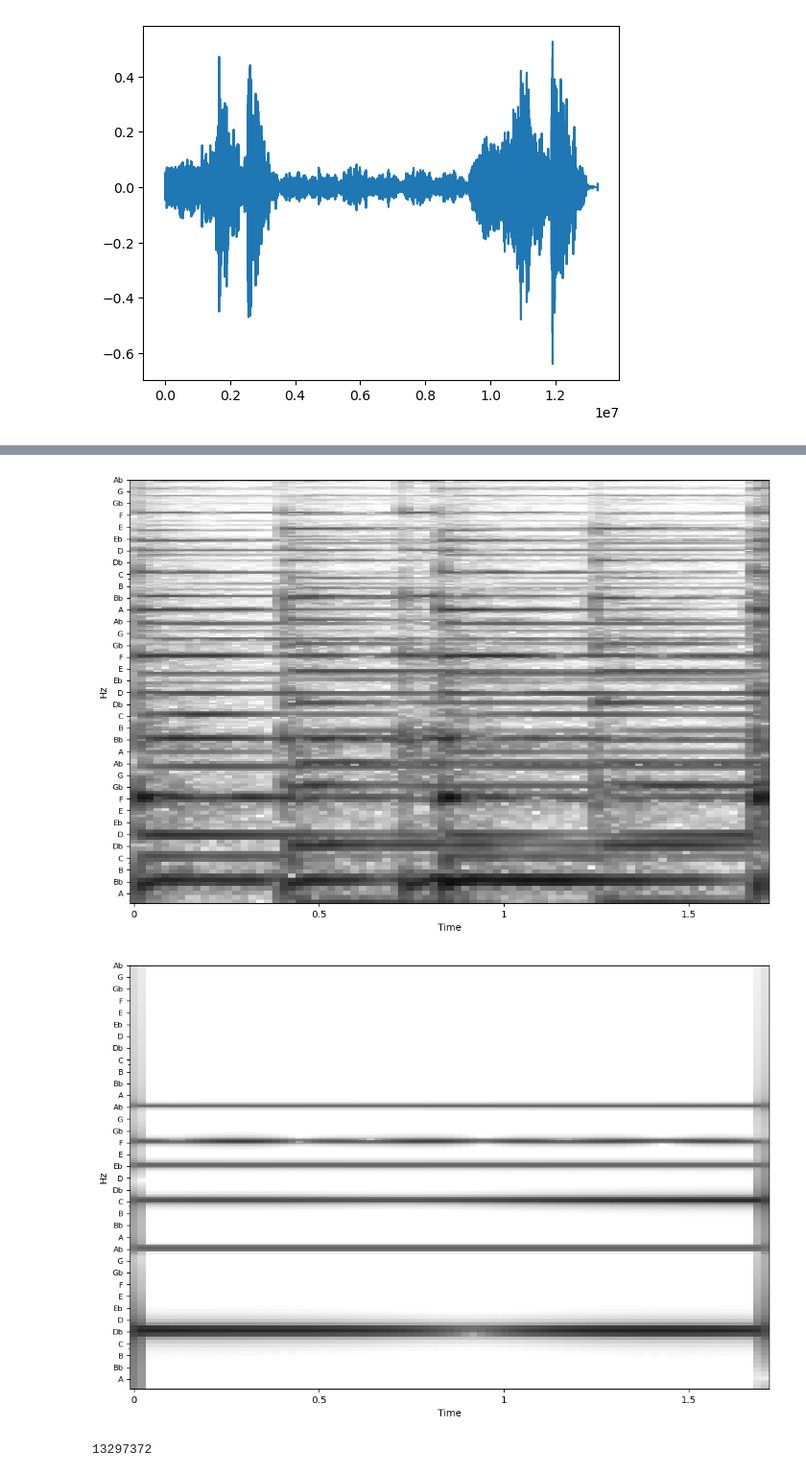
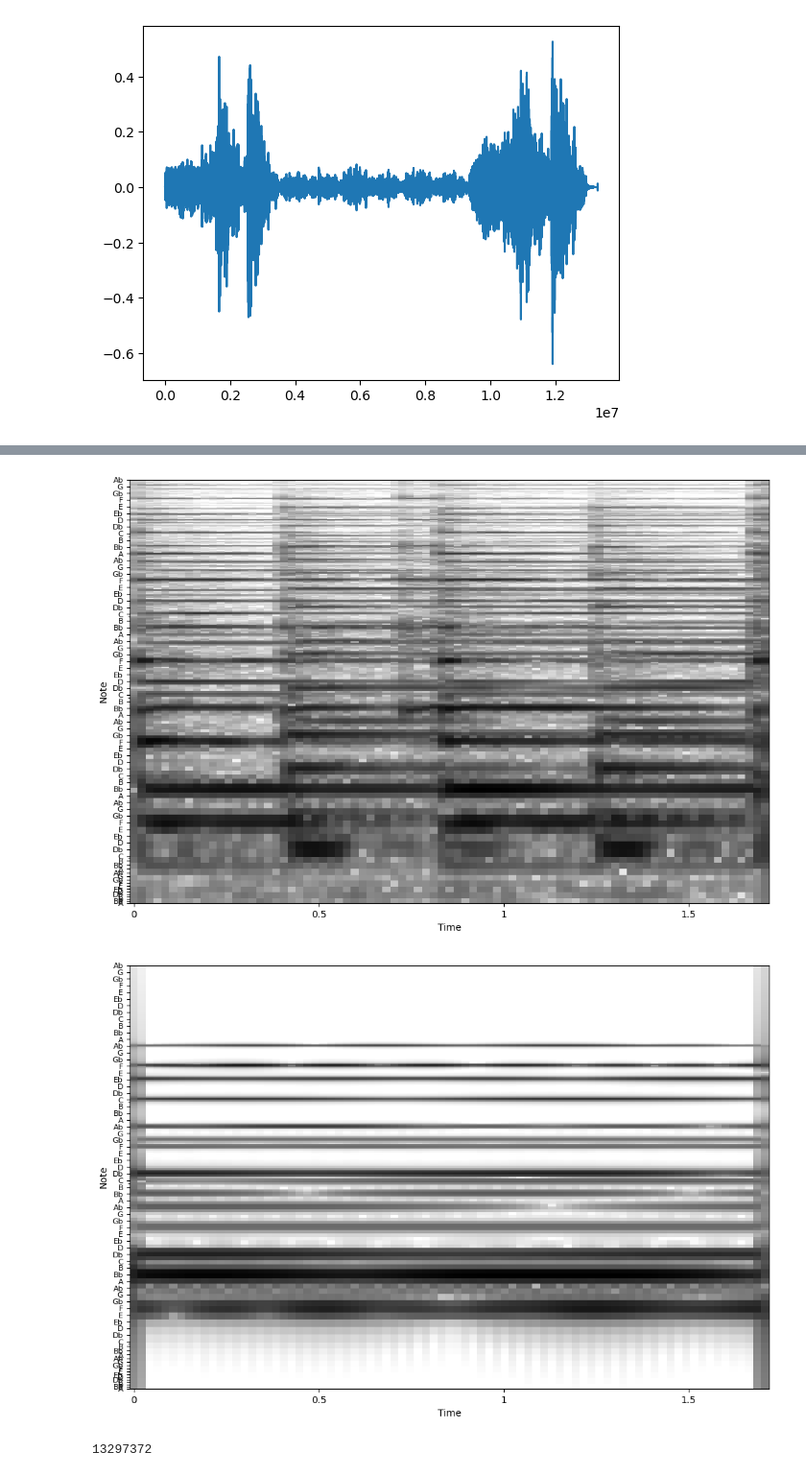
Before and after one commit to shondle/data-driven-physics, a Jupyter notebook: dimensionality_reduction_and_transforms/fourier.ipynb, the cells around one changed output, grey strips where cells are left out. Shown at 96% size. Drawn from its saved outputs; the diff is of its cells as text; code cells hidden in the pictures.

```diff
--- a/dimensionality_reduction_and_transforms/fourier.ipynb
+++ b/dimensionality_reduction_and_transforms/fourier.ipynb
@@ -71,9 +68,9 @@ DB_filt = librosa.amplitude_to_db(np.abs(D_filt), ref=np.max)
 freq = lambda n: 440 * (2 ** (1/12)) ** (n - 49)
 # print(freq(40))  # frequency of 40th key = C -> 261.63 Hz which is right
 
-x = range(37, 73)
+x = range(1, 73)
 
 freqs = [freq(n) for n in x]
 
 notes = ["A", "Bb", "B", "C", "Db", "D", "Eb", "E", "F", "Gb", "G", "Ab"]
-notes *= 3
+notes *= 6
@@ -86,23 +107,27 @@ plt.ylim(210, 1000)
 
 plt.yticks(freqs, notes, fontsize=8)
 
+# Set y-axis label
+plt.ylabel('Note')
+
 
 plt.show()
 # %% [output]
-[figure, old version]
+[figure, new version]
 # %%
 # Display filtered spectogram
 plt.figure(figsize=(12, 8))
 librosa.display.specshow(DB_filt, sr=sr, x_axis='time', y_axis='log', cmap='Greys')
 
 plt.ylim(210, 1000)
-
+# Set y-axis label
+plt.ylabel('Note')
 plt.yticks(freqs, notes, fontsize=8)
 
 
 plt.show()
 # %% [output]
-[figure, old version]
+[figure, new version]
 # %%
 np.size(y)
 # %% [output]
```
Also changed, not shown: parts of 8 cells of this notebook.
